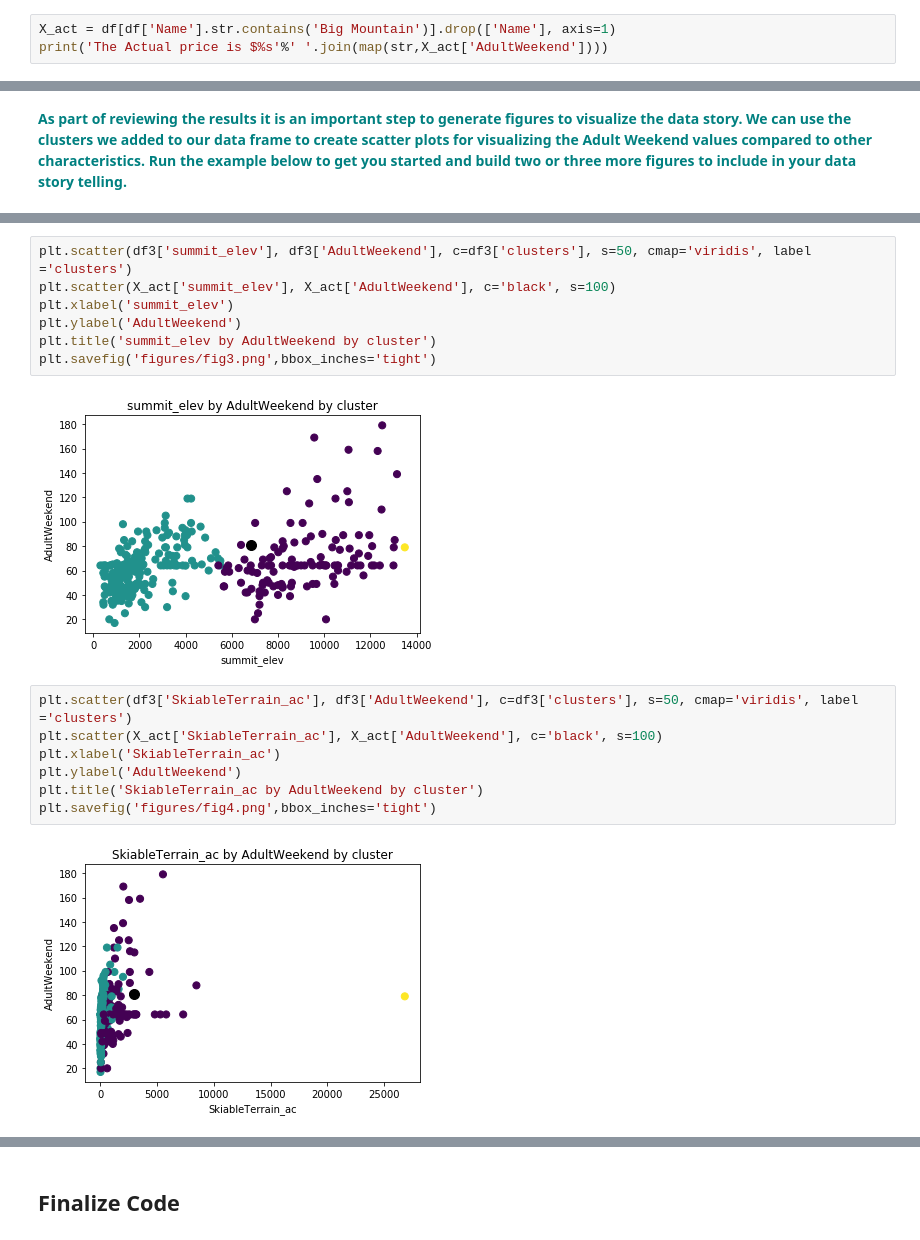
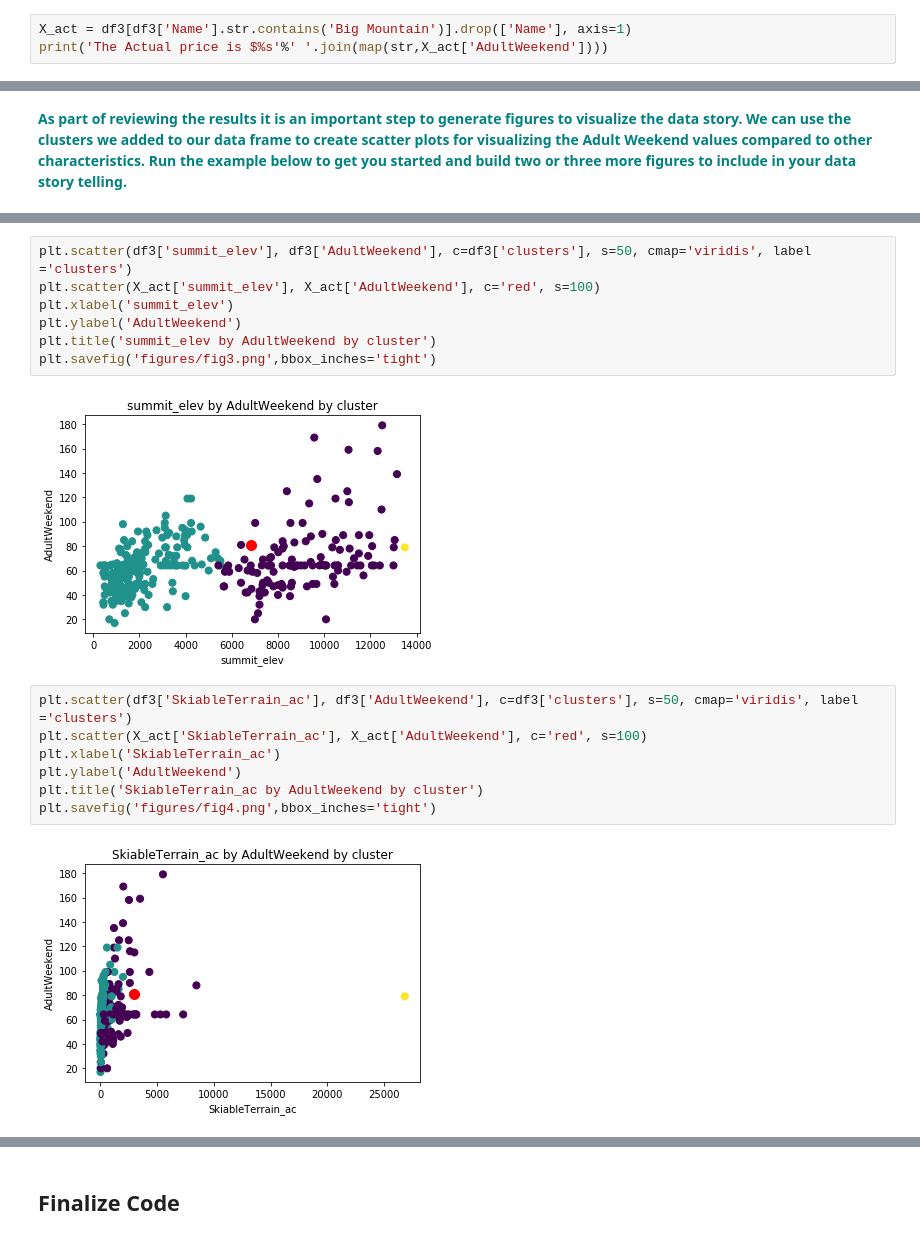
Before and after one commit to shashins/Capstone1, a Jupyter notebook: Guided_Capstone/Notebook_stepsix.ipynb, the cells around one changed output, grey strips where cells are left out. Saved outputs shown, nothing was run; the diff lists cells and outputs as text.

```diff
--- a/Guided_Capstone/Notebook_stepsix.ipynb
+++ b/Guided_Capstone/Notebook_stepsix.ipynb
@@ -177,7 +149,7 @@ The predicted price is $89.7711929591254
 # %% [markdown]
 **<font color='teal'> Print the Big Mountain resort actual `Adult Weekend` price.</font>**
 # %%
-X_act = df[df['Name'].str.contains('Big Mountain')].drop(['Name'], axis=1)
+X_act = df3[df3['Name'].str.contains('Big Mountain')].drop(['Name'], axis=1)
 print('The Actual price is $%s'%' '.join(map(str,X_act['AdultWeekend'])))
 # %% [output]
 The Actual price is $81.0
@@ -204,18 +176,18 @@ plt.savefig('figures/fig2.png',bbox_inches='tight')
 # %%
 plt.scatter(df3['summit_elev'], df3['AdultWeekend'], c=df3['clusters'], s=50, cmap='viridis', label ='clusters')
-plt.scatter(X_act['summit_elev'], X_act['AdultWeekend'], c='black', s=100)
+plt.scatter(X_act['summit_elev'], X_act['AdultWeekend'], c='red', s=100)
 plt.xlabel('summit_elev')
 plt.ylabel('AdultWeekend')
 plt.title('summit_elev by AdultWeekend by cluster')
 plt.savefig('figures/fig3.png',bbox_inches='tight')
 # %% [output]
-[figure, old version]
+[figure, new version]
 # %%
 plt.scatter(df3['SkiableTerrain_ac'], df3['AdultWeekend'], c=df3['clusters'], s=50, cmap='viridis', label ='clusters')
-plt.scatter(X_act['SkiableTerrain_ac'], X_act['AdultWeekend'], c='black', s=100)
+plt.scatter(X_act['SkiableTerrain_ac'], X_act['AdultWeekend'], c='red', s=100)
 plt.xlabel('SkiableTerrain_ac')
 plt.ylabel('AdultWeekend')
 plt.title('SkiableTerrain_ac by AdultWeekend by cluster')
 plt.savefig('figures/fig4.png',bbox_inches='tight')
 # %% [output]
-[figure, old version]
+[figure, new version]
```
Also changed, not shown: parts of 20 cells of this notebook, 17 other files.
